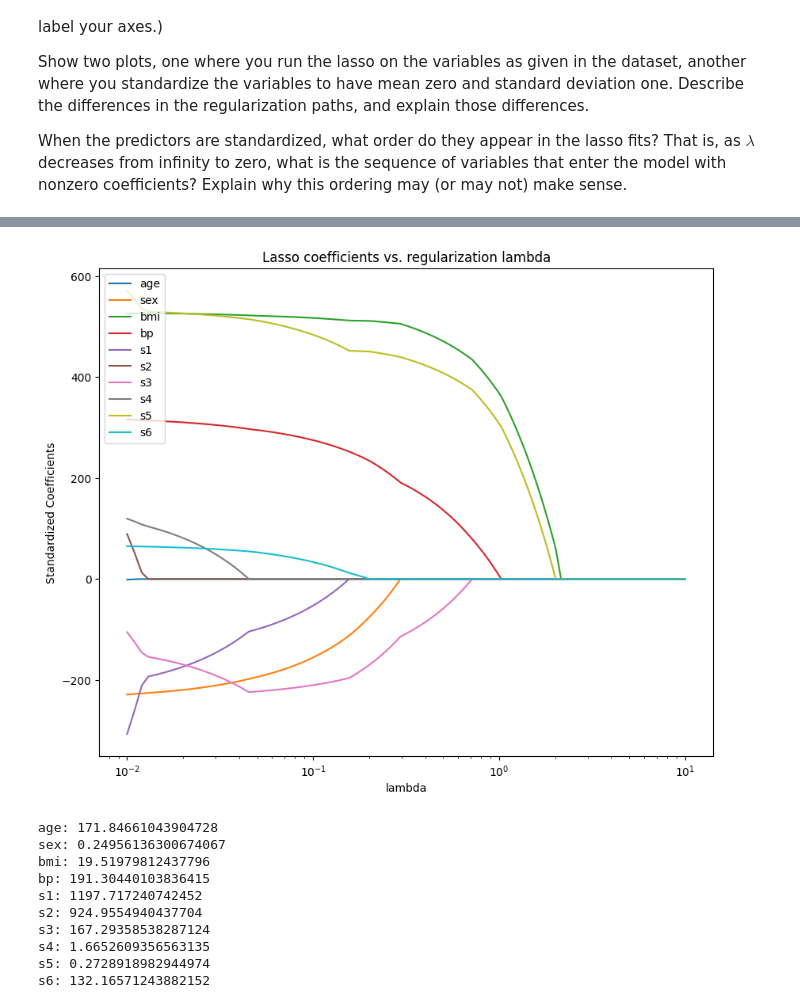
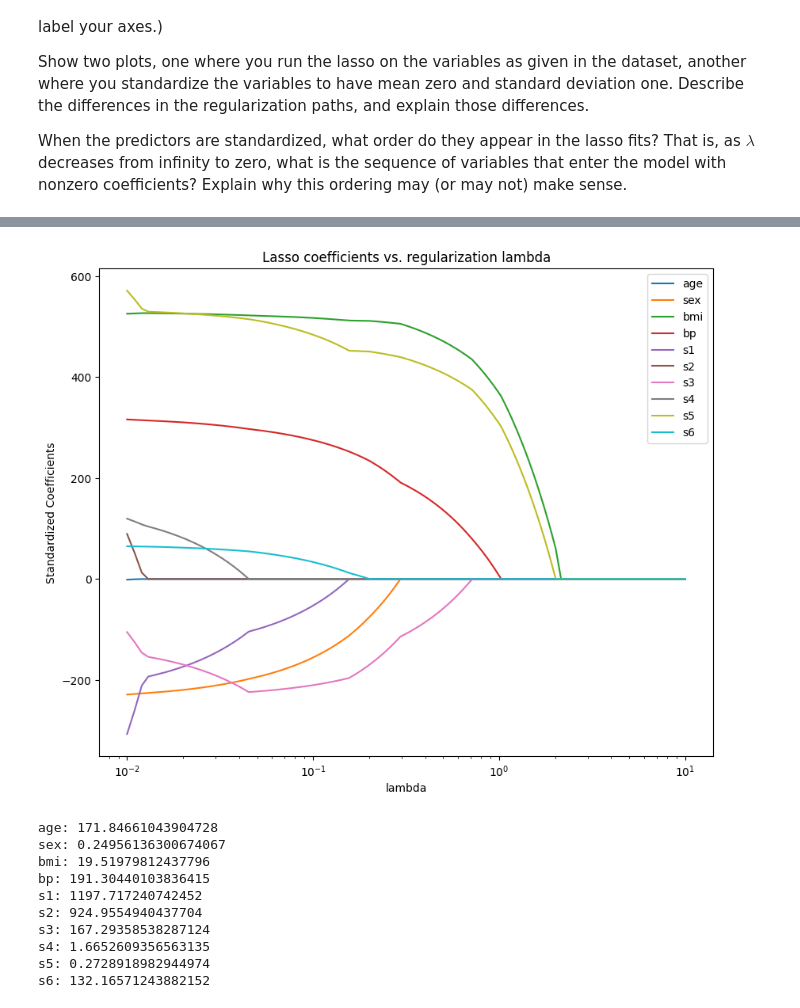
Before and after one commit to ks1722/sds665, a Jupyter notebook: assignments/assn1/assn1.ipynb, the cells around one changed output, grey strips where cells are left out. Drawn from its saved outputs; the diff is of its cells as text; code cells hidden in the pictures.

```diff
--- a/assignments/assn1/assn1.ipynb
+++ b/assignments/assn1/assn1.ipynb
@@ -109,30 +108,30 @@ plt.title('Lasso coefficients vs. regularization lambda');
 # %%
 # run lasso on the unstandardized dataset
 alphas = np.linspace(0.01,10,10000)
 lasso = Lasso()
 # to store the estimated coefficients
-coefs = np.zeros((len(alphau), X_raw.shape[1]))
+coefs = np.zeros((len(alphas), X_raw.shape[1]))
 
 # try different regularization levels
 for i, a in enumerate(alphas):
   lasso.set_params(alpha=a)
   lasso.fit(X, y)
   coefs[i, :] = lasso.coef_
 
 plt.figure(figsize=(10,8))
 ax = plt.gca()
 
 # add labels to the features
 features = load_diabetes().feature_names
 for idx, name in enumerate(features):
   ax.plot(alphas, coefs[:, idx], label=name)
 
 ax.set_xscale('log')
 plt.axis('tight')
 plt.xlabel('lambda')
 plt.ylabel('Standardized Coefficients')
 plt.legend(loc='upper right')
 plt.title('Lasso coefficients vs. regularization lambda');
 # %% [output]
-[figure, old version]
+[figure, new version]
 # %%
```
Also changed, not shown: parts of 10 cells of this notebook.
